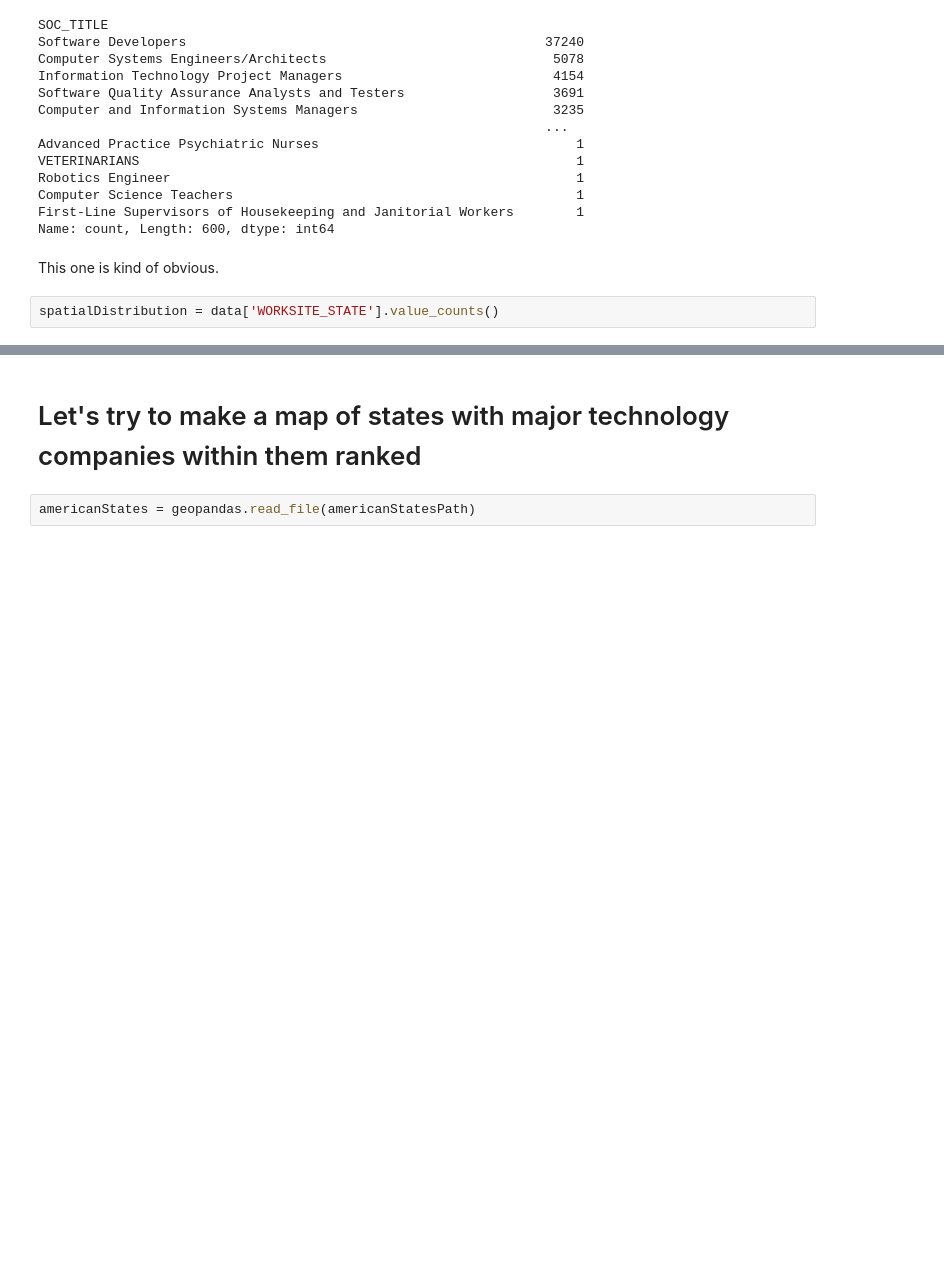
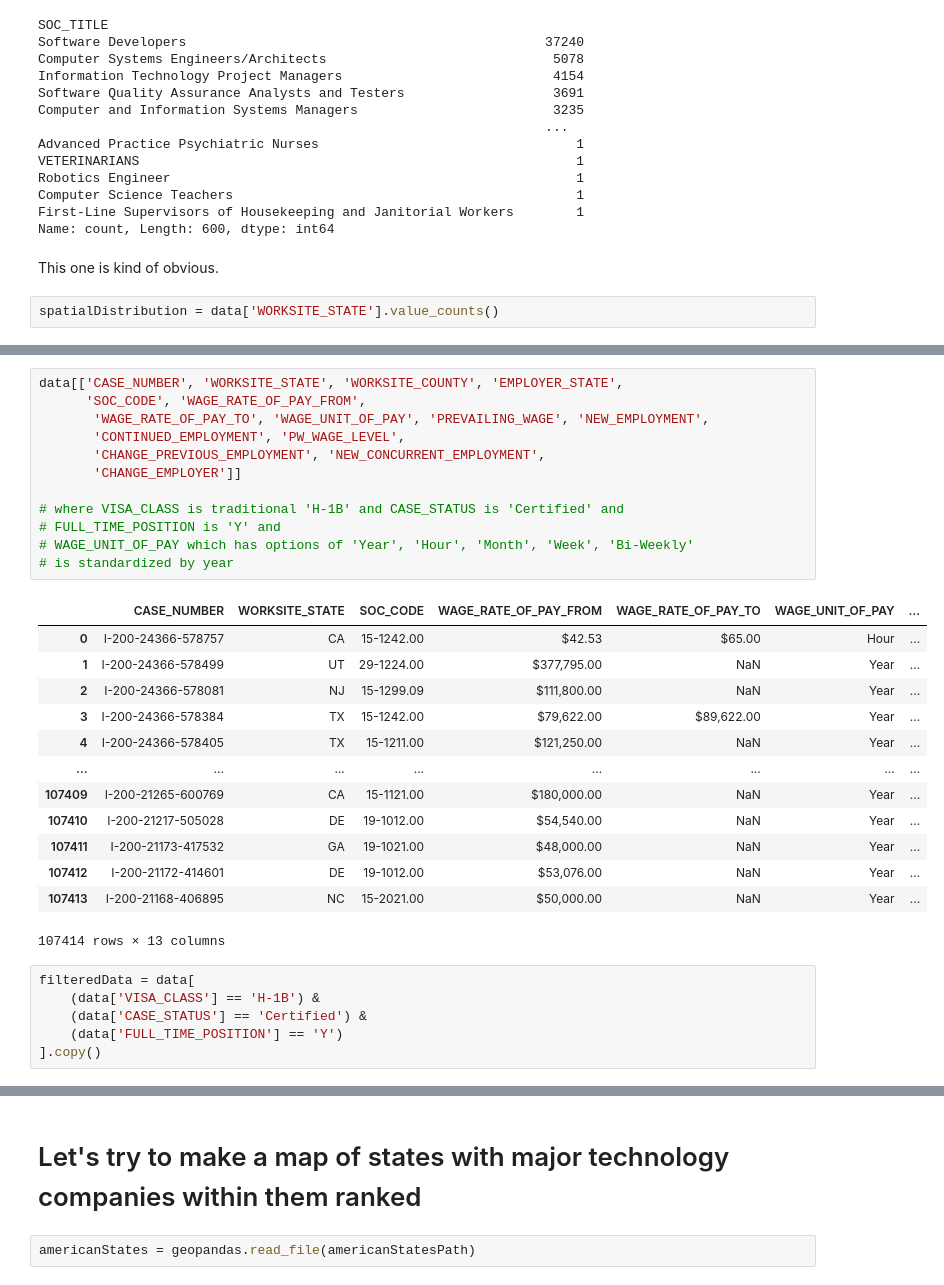
Before and after one commit to PBhandare/unit-3, a Jupyter notebook: data/H1BExploration.ipynb, the cells around one changed output, grey strips where cells are left out. Drawn from its saved outputs; the diff is of its cells as text; blank space fills up the shorter version.

```diff
--- a/data/H1BExploration.ipynb
+++ b/data/H1BExploration.ipynb
@@ -166,0 +215,32 @@ spatialDistribution = data['WORKSITE_STATE'].value_counts()
+# %%
+data[['CASE_NUMBER', 'WORKSITE_STATE', 'WORKSITE_COUNTY', 'EMPLOYER_STATE',
+      'SOC_CODE', 'WAGE_RATE_OF_PAY_FROM',
+       'WAGE_RATE_OF_PAY_TO', 'WAGE_UNIT_OF_PAY', 'PREVAILING_WAGE', 'NEW_EMPLOYMENT',
+       'CONTINUED_EMPLOYMENT', 'PW_WAGE_LEVEL',
+       'CHANGE_PREVIOUS_EMPLOYMENT', 'NEW_CONCURRENT_EMPLOYMENT',
+       'CHANGE_EMPLOYER']]
+
+# where VISA_CLASS is traditional 'H-1B' and CASE_STATUS is 'Certified' and
+# FULL_TIME_POSITION is 'Y' and
+# WAGE_UNIT_OF_PAY which has options of 'Year', 'Hour', 'Month', 'Week', 'Bi-Weekly'
+# is standardized by year
+# %% [output]
+|  | CASE_NUMBER | WORKSITE_STATE | SOC_CODE | WAGE_RATE_OF_PAY_FROM | WAGE_RATE_OF_PAY_TO | WAGE_UNIT_OF_PAY | ... |
+| 0 | I-200-24366-578757 | CA | 15-1242.00 | $42.53 | $65.00 | Hour | ... |
+| 1 | I-200-24366-578499 | UT | 29-1224.00 | $377,795.00 | NaN | Year | ... |
+| 2 | I-200-24366-578081 | NJ | 15-1299.09 | $111,800.00 | NaN | Year | ... |
+| 3 | I-200-24366-578384 | TX | 15-1242.00 | $79,622.00 | $89,622.00 | Year | ... |
+| 4 | I-200-24366-578405 | TX | 15-1211.00 | $121,250.00 | NaN | Year | ... |
+| ... | ... | ... | ... | ... | ... | ... | ... |
+| 107409 | I-200-21265-600769 | CA | 15-1121.00 | $180,000.00 | NaN | Year | ... |
+| 107410 | I-200-21217-505028 | DE | 19-1012.00 | $54,540.00 | NaN | Year | ... |
+| 107411 | I-200-21173-417532 | GA | 19-1021.00 | $48,000.00 | NaN | Year | ... |
+| 107412 | I-200-21172-414601 | DE | 19-1012.00 | $53,076.00 | NaN | Year | ... |
+| 107413 | I-200-21168-406895 | NC | 15-2021.00 | $50,000.00 | NaN | Year | ... |
+107414 rows × 13 columns
+# %%
+filteredData = data[
+    (data['VISA_CLASS'] == 'H-1B') &
+    (data['CASE_STATUS'] == 'Certified') &
+    (data['FULL_TIME_POSITION'] == 'Y')
+].copy()
```
Also changed, not shown: parts of 37 cells of this notebook, 6 other files.
